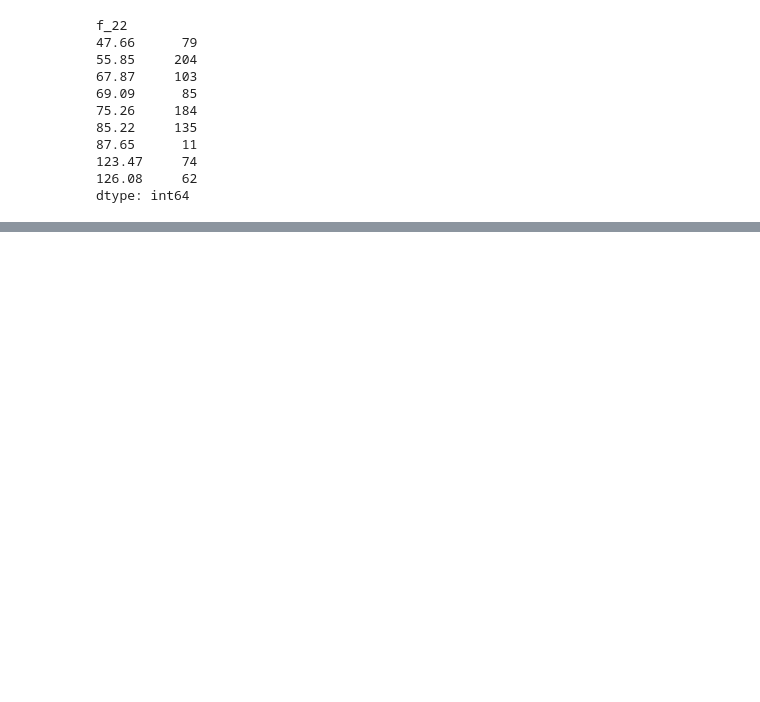
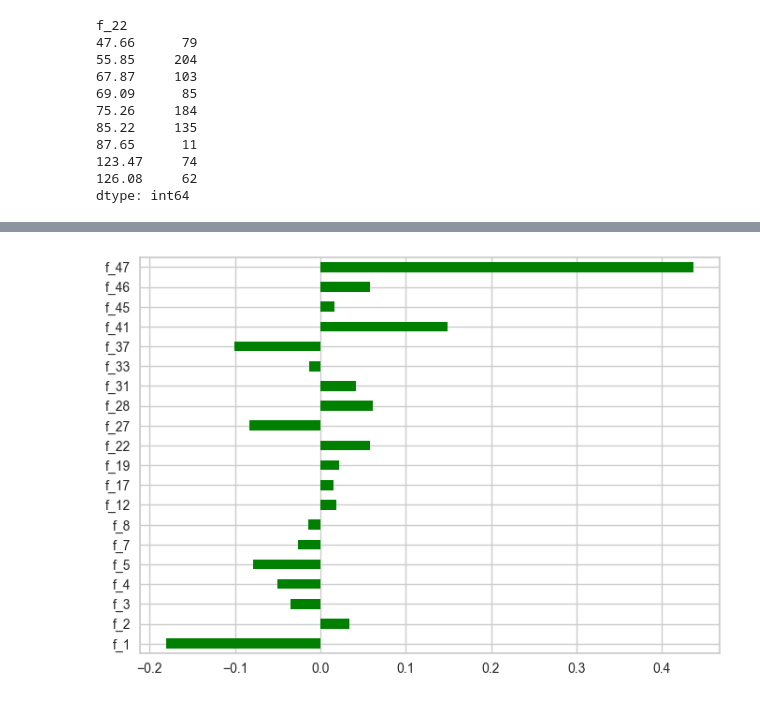
Before and after one commit to Dnbg1982/Oil-Gas-Projects, a Jupyter notebook: Oil_Spill/Notebook/Oil_Spill.ipynb, the cells around one changed output, grey strips where cells are left out. Saved outputs shown, nothing was run; the diff lists cells and outputs as text; code cells hidden in the pictures; blank space fills up the shorter version.

```diff
--- a/Oil_Spill/Notebook/Oil_Spill.ipynb
+++ b/Oil_Spill/Notebook/Oil_Spill.ipynb
@@ -73,3 +78,5 @@ f_22
 123.47     74
 126.08     62
 dtype: int64
+# %%
+oil_spill[['f_22', 'f_27', 'f_33', 'f_37', 'f_46']] = oil_spill[['f_22', 'f_27', 'f_33', 'f_37', 'f_46']].astype('category')
@@ -75,0 +140,4 @@ dtype: int64
+# %%
+oil_spill.corr()['target'].drop('target', axis=0).plot(kind='barh', color='green');
+# %% [output]
+[figure, added]
```
Also changed, not shown: parts of 13 cells of this notebook.
